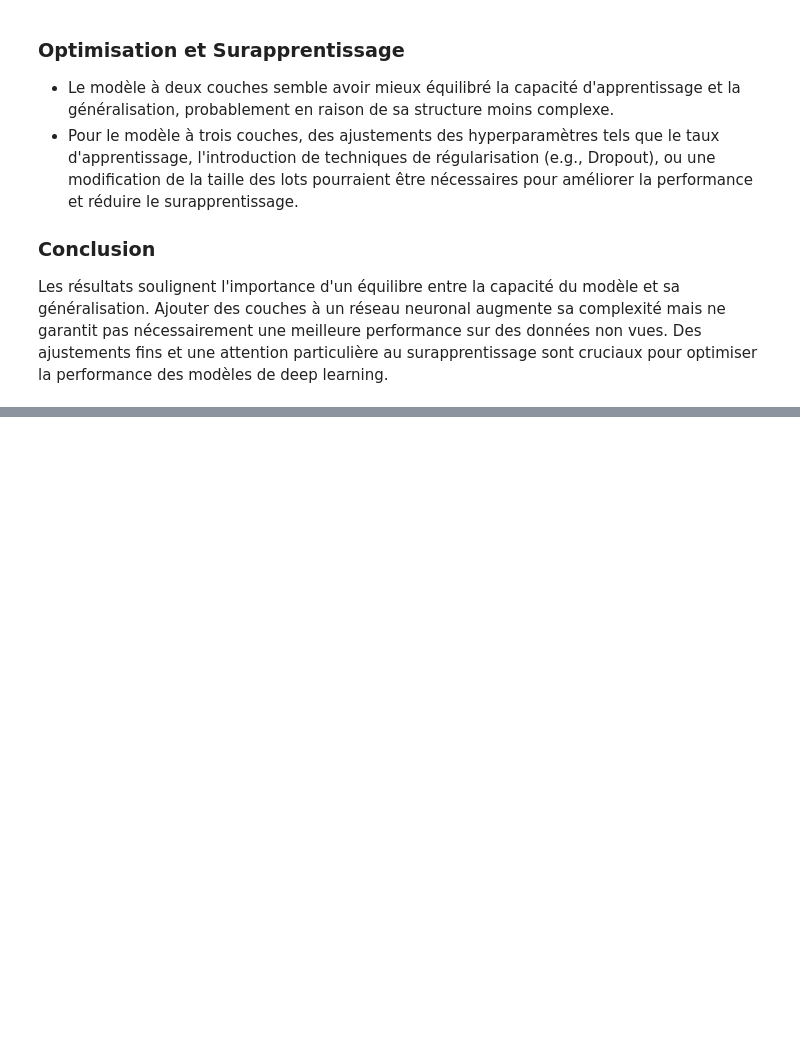
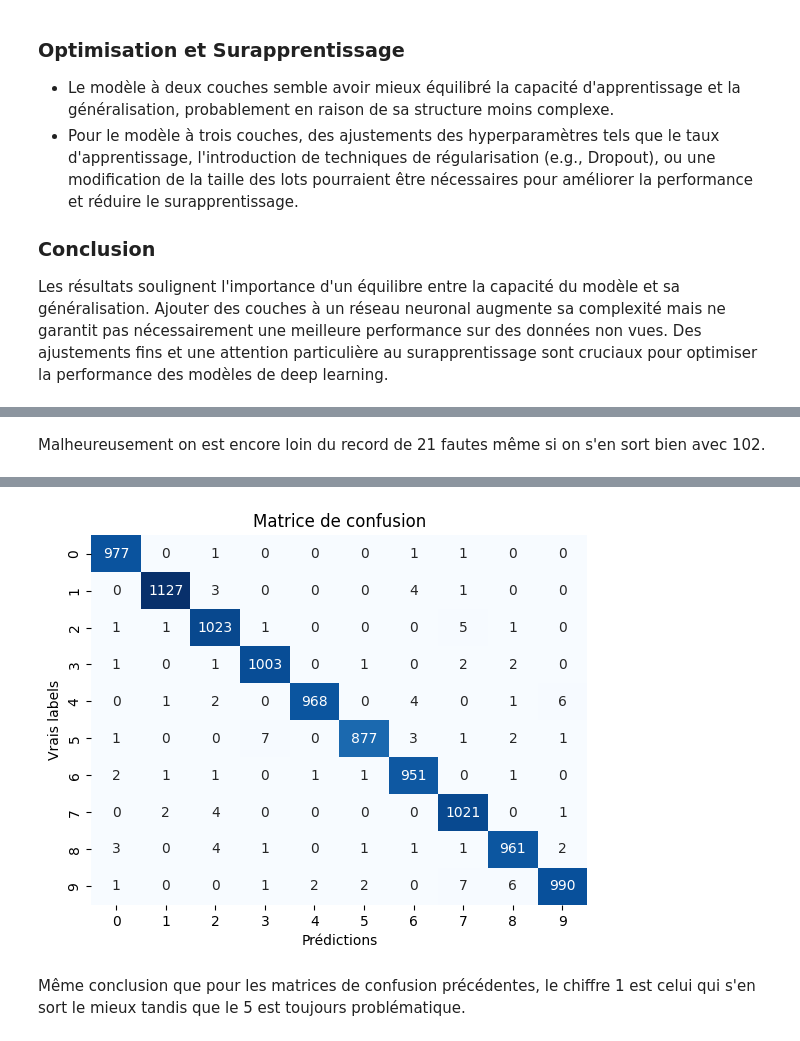
Before and after one commit to yacinbaltagi/DeepLearning-BALTAGI-ALI, a Jupyter notebook: code-BALTAGI-ALI.ipynb, the cells around one changed output, grey strips where cells are left out. Saved outputs shown, nothing was run; the diff lists cells and outputs as text; code cells hidden in the pictures; blank space fills up the shorter version.

```diff
--- a/code-BALTAGI-ALI.ipynb
+++ b/code-BALTAGI-ALI.ipynb
@@ -563,0 +700,22 @@ Les résultats soulignent l'importance d'un équilibre entre la capacité du mod
+# %% [markdown]
+Malheureusement on est encore loin du record de 21 fautes même si on s'en sort bien avec 102.
+# %%
+import seaborn as sns
+
+# Prédictions sur l'ensemble de test
+predicted_classes_cnn = modele_cnn.predict(test_images_cnn)
+predicted_classes_cnn = np.argmax(predicted_classes_cnn, axis=1)
+
+# Vraies classes des images de test
+true_classes_cnn = np.argmax(test_labels_categorical, axis=1)
+
+# Calcul de la matrice de confusion
+cm = confusion_matrix(true_classes_cnn, predicted_classes_cnn)
+
+# Affichage de la matrice de confusion
+sns.heatmap(cm, annot=True, fmt="d", cmap='Blues', cbar=False)
+plt.title('Matrice de confusion')
+plt.ylabel('Vrais labels')
+plt.xlabel('Prédictions')
+plt.show()
+# %% [output]
@@ -563,0 +723,3 @@ Les résultats soulignent l'importance d'un équilibre entre la capacité du mod
+[figure, added]
+# %% [markdown]
+Même conclusion que pour les matrices de confusion précédentes, le chiffre 1 est celui qui s'en sort le mieux tandis que le 5 est toujours problématique.
```
Also changed, not shown: parts of 12 cells of this notebook.
